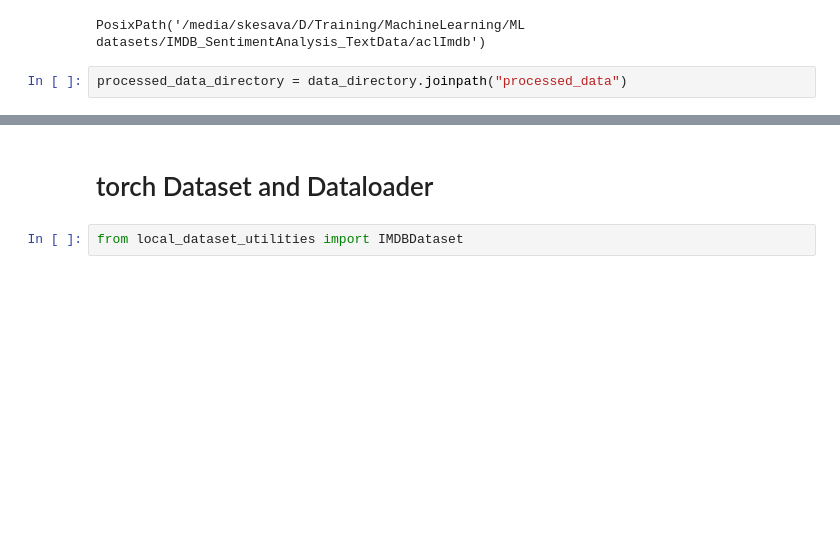
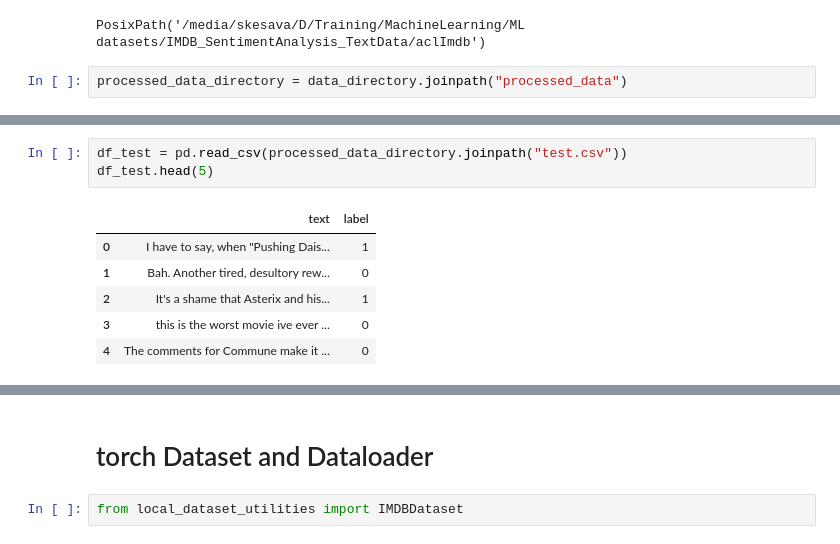
Before and after one commit to sameervk/NLP_using_LLMs, a Jupyter notebook: SentimentAnalysis/SA_LogReg_v0.ipynb, the cells around one changed output, grey strips where cells are left out. Cells and saved outputs as stored; diff of their text form; blank space fills up the shorter version.

```diff
--- a/SentimentAnalysis/SA_LogReg_v0.ipynb
+++ b/SentimentAnalysis/SA_LogReg_v0.ipynb
@@ -185,0 +228,10 @@ df.iloc[40000:].to_csv(processed_data_directory.joinpath("test.csv"), index=Fals
+# %%
+df_test = pd.read_csv(processed_data_directory.joinpath("test.csv"))
+df_test.head(5)
+# %% [output]
+|  | text | label |
+| 0 | I have to say, when "Pushing Dais... | 1 |
+| 1 | Bah. Another tired, desultory rew... | 0 |
+| 2 | It's a shame that Asterix and his... | 1 |
+| 3 | this is the worst movie ive ever ... | 0 |
+| 4 | The comments for Commune make it ... | 0 |
```
Also changed, not shown: parts of 63 cells of this notebook.
